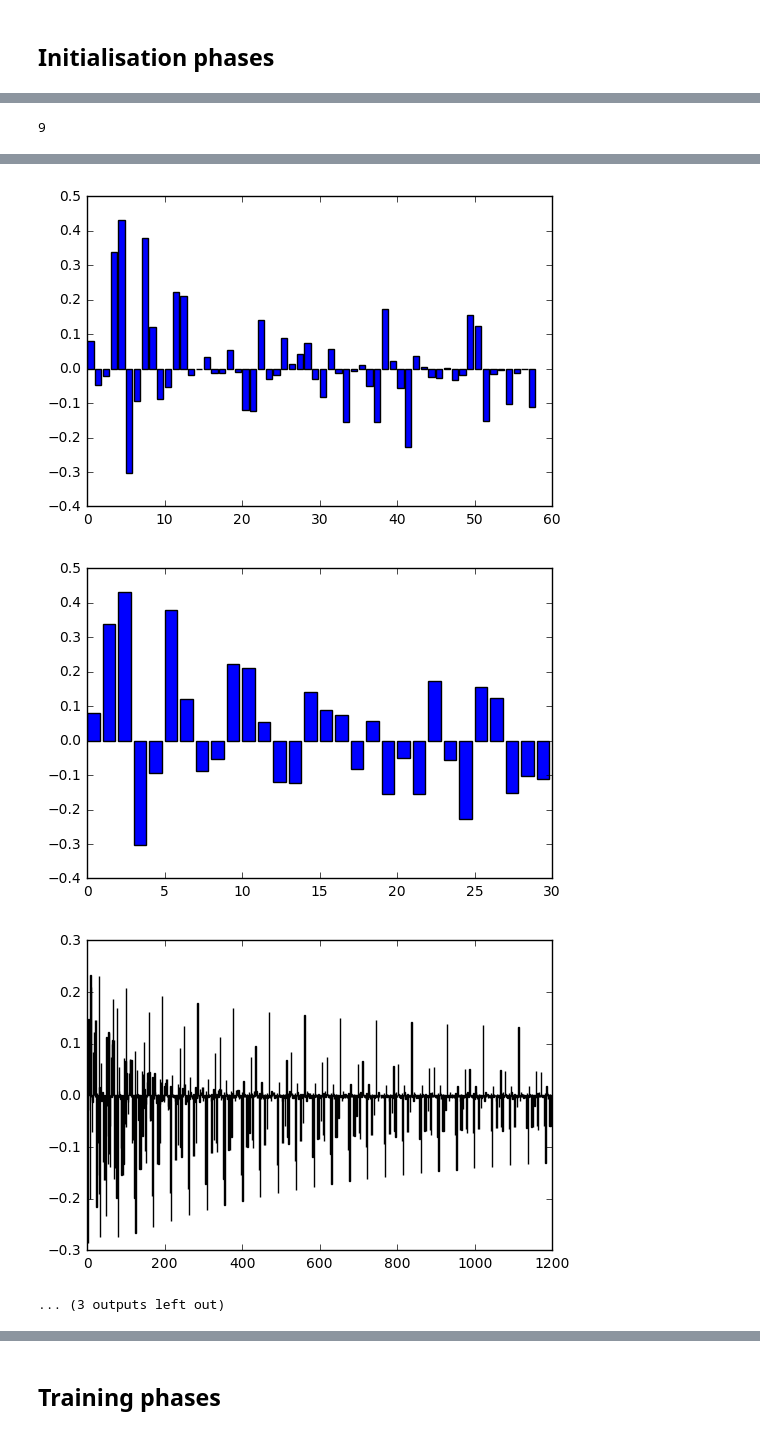
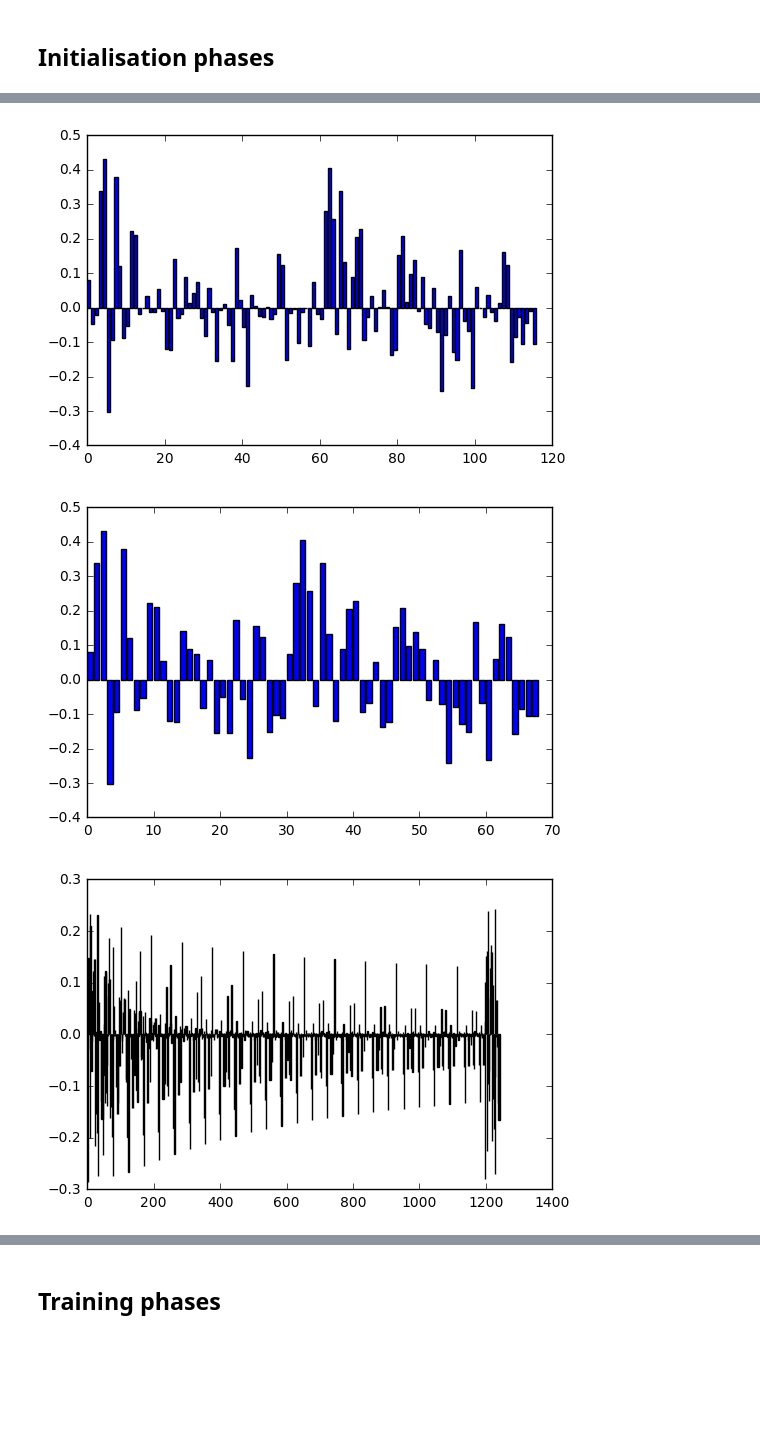
Before and after one commit to yaoyg14/PCML16, a Jupyter notebook: project1.ipynb, the cells around one changed output, grey strips where cells are left out. Saved outputs shown, nothing was run; the diff lists cells and outputs as text; code cells hidden in the pictures; blank space fills up the shorter version.

Commit message:
adds invert phase and debug methods

```diff
--- a/project1.ipynb
+++ b/project1.ipynb
@@ -72,14 +76,17 @@ def get_999_indices_tuples(x):
     return indices
 
 def augment(x, degree):
-    """Returns x concatenated with x ** 2, ..., x ** n"""
+    """Returns x concatenated with x ** 2, ..., x ** degree"""
     return x if degree == 1 else np.append(augment(x, degree - 1), x ** degree, axis = 1)
 # %% [markdown]
 ## Pipeline definitions
 # %%
 class BasePhase(object):
     """Base class for phases"""
-    pass
+    def debug(self, *args):
+        global debug
+        if debug:
+            print("\x1b[31m[Debug %s]: " % self.__class__.__name__, *args, "\x1b[0m")
 
 class Foreach(BasePhase):
     def __init__(self, names, subpipe):
@@ -104,6 +111,8 @@ def run_pipeline(pipeline, args):
     for phase in pipeline:
         ret = phase.run(args)
         if ret is not None: args.update(ret)
+
+debug = True
 # %% [markdown]
 ## Initialisation phases
 # %%
@@ -127,6 +136,16 @@ class StandardizePhase(BasePhase):
 
         return ret
 
+class InvertPhase(BasePhase):
+    def run(self, args):
+        ret = {}
+        datasets = ["train_x"] + (["test_x"] if "test_x" in args else [])
+        for name in datasets:
+            cpy = np.copy(args[name])
+            cpy[cpy == 0] = float('+inf')
+            ret[name] = np.append(args[name], 1.0 / cpy, axis = 1)
+        return ret
+
 class AugmentPhase(BasePhase):
     """Augments the dataset to the given degree n"""
     def __init__(self, n):
@@ -136,13 +155,12 @@ class AugmentPhase(BasePhase):
         ret = {}
         sample_count = len(args["train_y"])
         degree = max(int(self.n * sample_count / 40000), 1)
-        print(degree)
+        self.debug("Augmenting ", sample_count, " samples to degree ", degree)
         datasets = ["train_x"] + (["test_x"] if "test_x" in args else [])
         for name in datasets:
-            inv = 1.0 / args[name]
-            idx = (inv == float('+inf'))
-            inv[idx] = args[name][idx]
-            ret[name] = augment(np.append(args[name], inv, axis = 1), degree)
+            augmented = augment(args[name], degree)
+            absolute = np.abs(args[name])
+            ret[name] = np.append(augmented, absolute ** 0.5, axis = 1)
 
         return ret
 
@@ -236,6 +254,7 @@ test_pipeline = [
     InitPhase(),
     SplitUpon999Phase(),
     Foreach(["train_x", "train_y", "test_x"], [
+        InvertPhase(),
         AugmentPhase(15),
         PlotFeatureOutputCorrelationPhase(),
         RemoveLowCorrelationFeaturesPhase(),
@@ -257 +274,0 @@ run_pipeline(test_pipeline, state)
-9
@@ -268,4 +281,3 @@ run_pipeline(test_pipeline, state)
-[figure, old version]
+[figure, new version]
-[figure, old version]
+[figure, new version]
-[figure, old version]
+[figure, new version]
-... (3 outputs left out)
```
Also changed, not shown: parts of 3 cells of this notebook.
